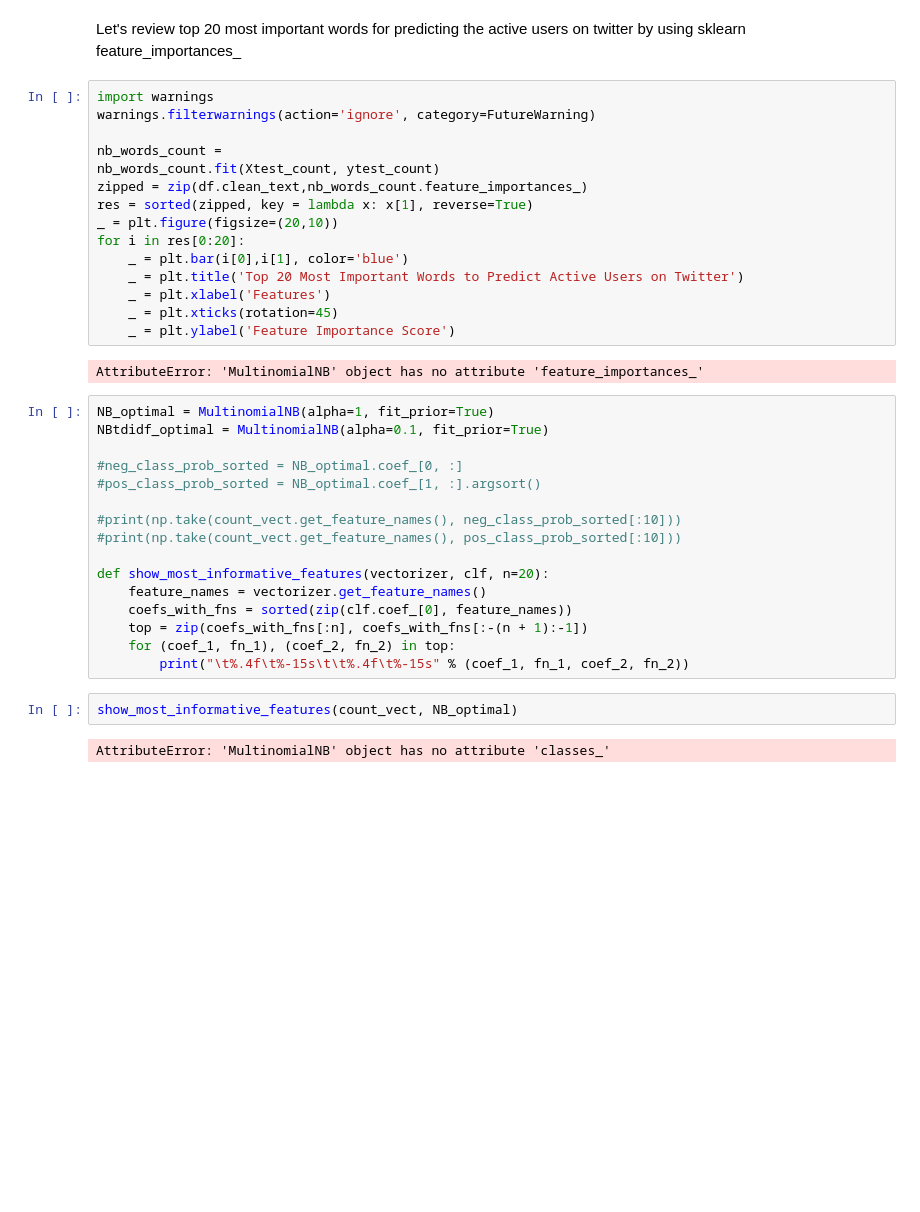
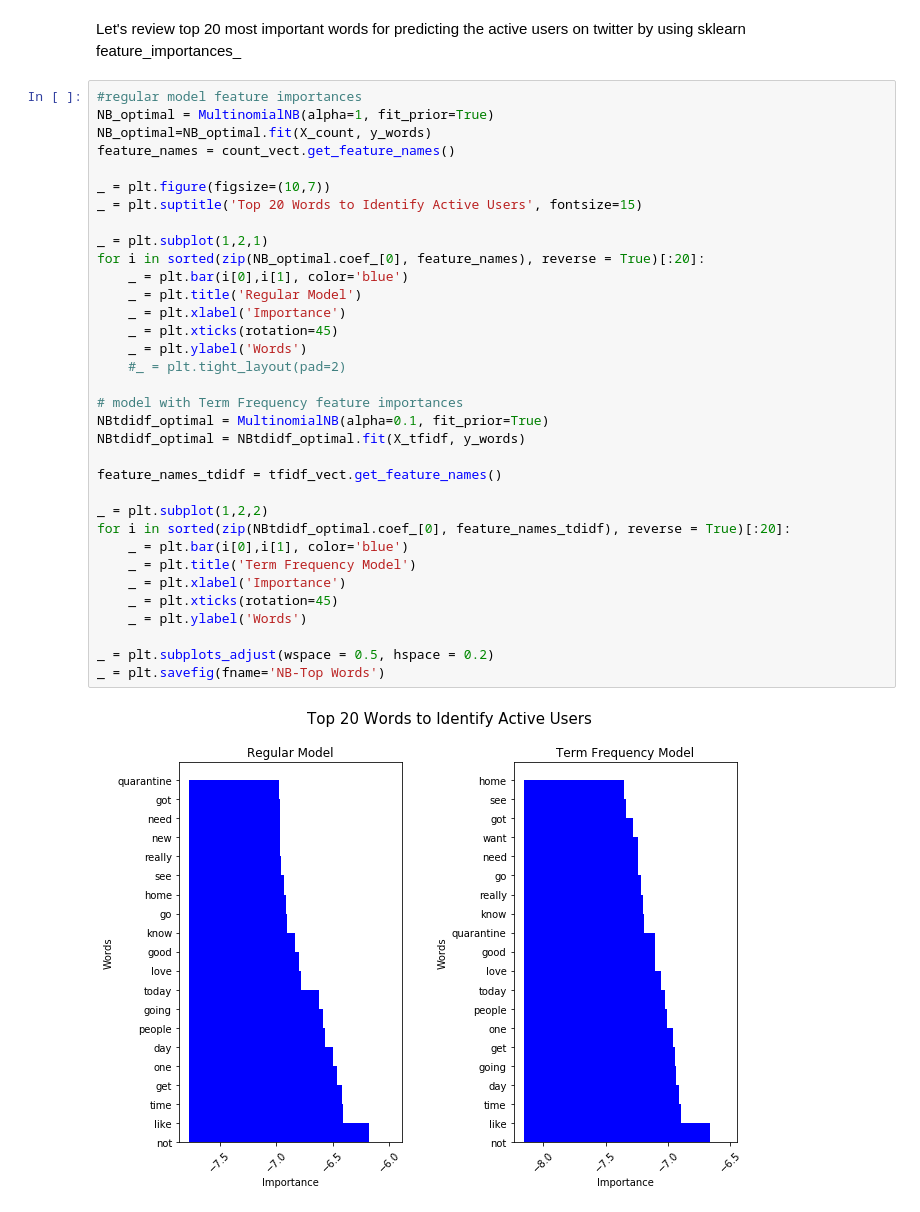
Before and after one commit to a-kantur/Springboard, a Jupyter notebook: Capstone Project 2/3.3. ML - Naive Bayes Model for Predicting User Type.ipynb, the cells around one changed output. Cells and saved outputs as stored; diff of their text form; blank space fills up the shorter version.

```diff
--- a/Capstone Project 2/3.3. ML - Naive Bayes Model for Predicting User Type.ipynb
+++ b/Capstone Project 2/3.3. ML - Naive Bayes Model for Predicting User Type.ipynb
@@ -165,40 +167,39 @@ The ROC-AUC score has improved to 84% for both models.
 ## Feature Importances
 # %% [markdown]
 Let's review top 20 most important words for predicting the active users on twitter by using sklearn feature_importances_
-# %%
-import warnings
-warnings.filterwarnings(action='ignore', category=FutureWarning)
-
-nb_words_count =
-nb_words_count.fit(Xtest_count, ytest_count)
-zipped = zip(df.clean_text,nb_words_count.feature_importances_)
-res = sorted(zipped, key = lambda x: x[1], reverse=True)
-_ = plt.figure(figsize=(20,10))
-for i in res[0:20]:
-    _ = plt.bar(i[0],i[1], color='blue')
-    _ = plt.title('Top 20 Most Important Words to Predict Active Users on Twitter')
-    _ = plt.xlabel('Features')
-    _ = plt.xticks(rotation=45)
-    _ = plt.ylabel('Feature Importance Score')
-# %% [output]
-AttributeError: 'MultinomialNB' object has no attribute 'feature_importances_'
-# %%
-NB_optimal = MultinomialNB(alpha=1, fit_prior=True)
-NBtdidf_optimal = MultinomialNB(alpha=0.1, fit_prior=True)
-
-#neg_class_prob_sorted = NB_optimal.coef_[0, :]
-#pos_class_prob_sorted = NB_optimal.coef_[1, :].argsort()
-
-#print(np.take(count_vect.get_feature_names(), neg_class_prob_sorted[:10]))
-#print(np.take(count_vect.get_feature_names(), pos_class_prob_sorted[:10]))
-
-def show_most_informative_features(vectorizer, clf, n=20):
-    feature_names = vectorizer.get_feature_names()
-    coefs_with_fns = sorted(zip(clf.coef_[0], feature_names))
-    top = zip(coefs_with_fns[:n], coefs_with_fns[:-(n + 1):-1])
-    for (coef_1, fn_1), (coef_2, fn_2) in top:
-        print("\t%.4f\t%-15s\t\t%.4f\t%-15s" % (coef_1, fn_1, coef_2, fn_2))
-# %%
-show_most_informative_features(count_vect, NB_optimal)
-# %% [output]
-AttributeError: 'MultinomialNB' object has no attribute 'classes_'
+# %%
+#regular model feature importances
+NB_optimal = MultinomialNB(alpha=1, fit_prior=True)
+NB_optimal=NB_optimal.fit(X_count, y_words)
+feature_names = count_vect.get_feature_names()
+
+_ = plt.figure(figsize=(10,7))
+_ = plt.suptitle('Top 20 Words to Identify Active Users', fontsize=15)
+
+_ = plt.subplot(1,2,1)
+for i in sorted(zip(NB_optimal.coef_[0], feature_names), reverse = True)[:20]:
+    _ = plt.bar(i[0],i[1], color='blue')
+    _ = plt.title('Regular Model')
+    _ = plt.xlabel('Importance')
+    _ = plt.xticks(rotation=45)
+    _ = plt.ylabel('Words')
+    #_ = plt.tight_layout(pad=2)
+
+# model with Term Frequency feature importances
+NBtdidf_optimal = MultinomialNB(alpha=0.1, fit_prior=True)
+NBtdidf_optimal = NBtdidf_optimal.fit(X_tfidf, y_words)
+
+feature_names_tdidf = tfidf_vect.get_feature_names()
+
+_ = plt.subplot(1,2,2)
+for i in sorted(zip(NBtdidf_optimal.coef_[0], feature_names_tdidf), reverse = True)[:20]:
+    _ = plt.bar(i[0],i[1], color='blue')
+    _ = plt.title('Term Frequency Model')
+    _ = plt.xlabel('Importance')
+    _ = plt.xticks(rotation=45)
+    _ = plt.ylabel('Words')
+
+_ = plt.subplots_adjust(wspace = 0.5, hspace = 0.2)
+_ = plt.savefig(fname='NB-Top Words')
+# %% [output]
+[figure, added]
```
Also changed, not shown: parts of 13 cells of this notebook.
